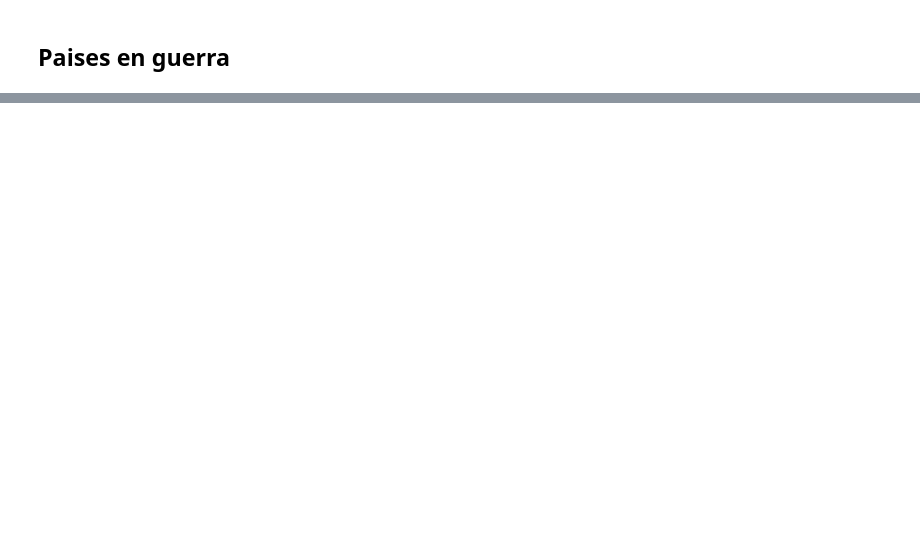
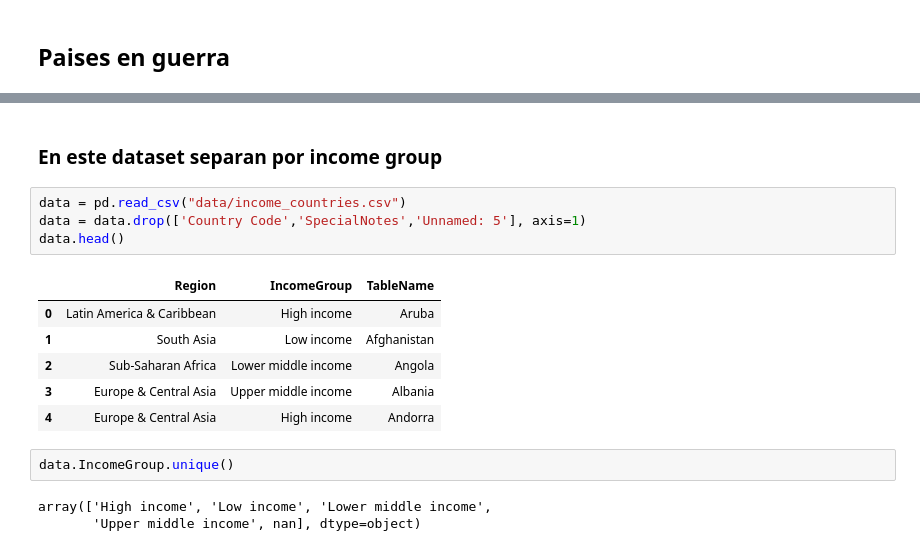
Before and after one commit to crisarenas/W3-pipeline-project, a Jupyter notebook: Enriched.ipynb, the cells around one changed output, grey strips where cells are left out. Drawn from its saved outputs; the diff is of its cells as text; blank space fills up the shorter version.

```diff
--- a/Enriched.ipynb
+++ b/Enriched.ipynb
@@ -27,0 +125,18 @@ data.head()
+# %% [markdown]
+### En este dataset separan por income group
+# %%
+data = pd.read_csv("data/income_countries.csv")
+data = data.drop(['Country Code','SpecialNotes','Unnamed: 5'], axis=1)
+data.head()
+# %% [output]
+|  | Region | IncomeGroup | TableName |
+| 0 | Latin America & Caribbean | High income | Aruba |
+| 1 | South Asia | Low income | Afghanistan |
+| 2 | Sub-Saharan Africa | Lower middle income | Angola |
+| 3 | Europe & Central Asia | Upper middle income | Albania |
+| 4 | Europe & Central Asia | High income | Andorra |
+# %%
+data.IncomeGroup.unique()
+# %% [output]
+array(['High income', 'Low income', 'Lower middle income',
+       'Upper middle income', nan], dtype=object)
```
Also changed, not shown: parts of 13 cells of this notebook, 2 other files.
